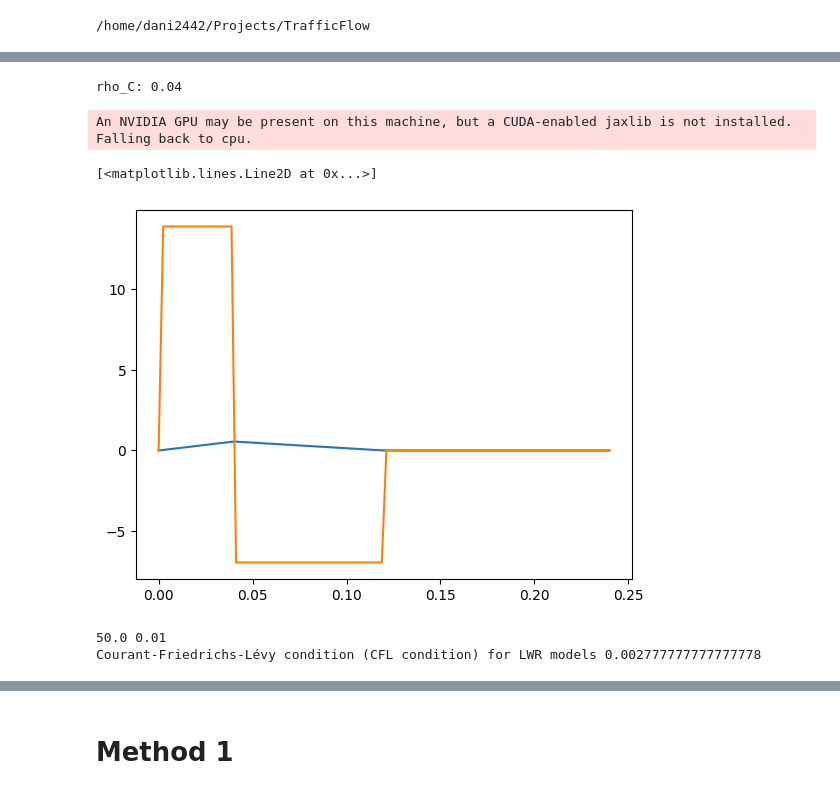
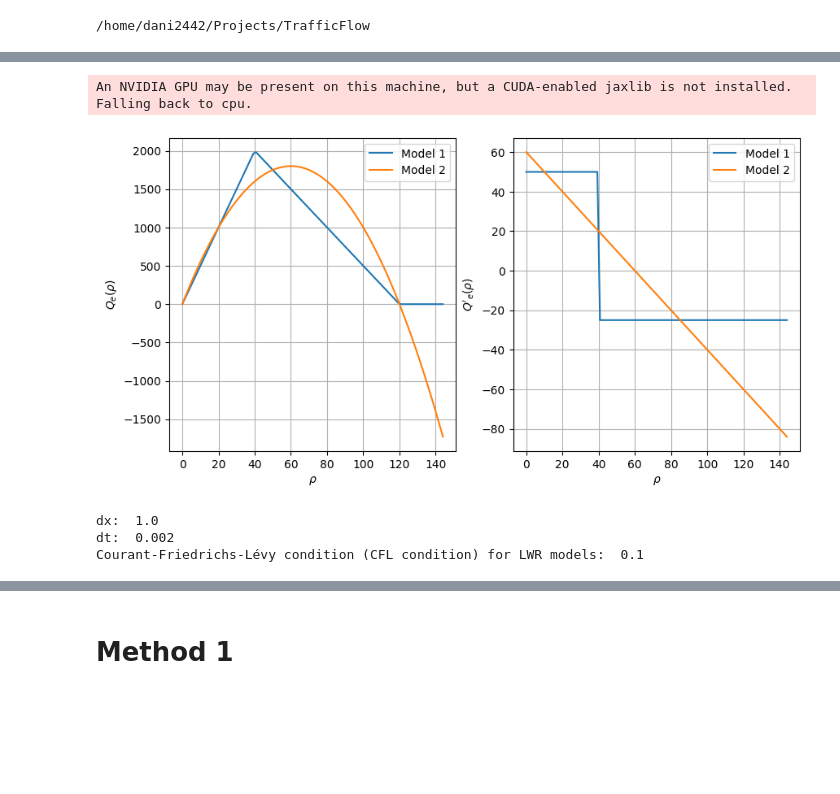
Before and after one commit to dani2442/TrafficFlow, a Jupyter notebook: notebooks/continuity_v2.ipynb, the cells around one changed output, grey strips where cells are left out. Saved outputs shown, nothing was run; the diff lists cells and outputs as text; code cells hidden in the pictures; blank space fills up the shorter version.

```diff
--- a/notebooks/continuity_v2.ipynb
+++ b/notebooks/continuity_v2.ipynb
@@ -20,25 +13,39 @@ def egrad(g):
 # %%
-V_0 = 50/3.6 # Desired speed (km/h)
-T = 1.2 # Time gap (s)
-rho_max = 120*1e-3 # Maximum density (veh/km)
+V_0 = 50 # Desired speed (km/h)
+T = 1.2/3600 # Time gap (h)
+rho_max = 120 # Maximum density (veh/km)
+
+#V_0 = 110
+#T = 1.4/3600
+#rho_max = 120
 
 l_eff = 1/rho_max # Inverse of the minimum distance headway
 rho_C = 1/(V_0*T + l_eff) # Critical value between free traffic and congested traffic
-print("rho_C:", rho_C)
 
 @jax.jit
 def Q_e(rho):
-    return jnp.maximum(0, jnp.where(rho<=rho_C, V_0*rho-1e-3, (1-rho/rho_max)/T))
+    return jnp.maximum(0, jnp.where(rho<=rho_C, V_0*rho, (1-rho*l_eff)/T))
 
-dQ_e = egrad(Q_e)
+@jax.jit
+def dQ_e(rho):
+    return jnp.where(rho<=rho_C, V_0, -l_eff/T)
-# %% [output]
-rho_C: 0.04
-# %%
-rho_linspace = np.linspace(0, 2*rho_max, 100)
-plt.plot(rho_linspace, Q_e(rho_linspace))
-plt.plot(rho_linspace, dQ_e(rho_linspace))
-# %% [output]
-An NVIDIA GPU may be present on this machine, but a CUDA-enabled jaxlib is not installed. Falling back to cpu.
-[<matplotlib.lines.Line2D at 0x...>]
-[figure, removed]
+# %%
+fig, axs = plt.subplots(1, 2, figsize=(10,5))
+rho_linspace = np.linspace(0, 1.2*rho_max, 100)
+axs[0].plot(rho_linspace, Q_e(rho_linspace), label='Model 1')
+axs[0].plot(rho_linspace, 0.5*rho_linspace*(rho_max-rho_linspace), label='Model 2')
+axs[1].plot(rho_linspace, dQ_e(rho_linspace), label='Model 1')
+axs[1].plot(rho_linspace, 0.5*rho_max - rho_linspace, label='Model 2')
+axs[0].set_ylabel("$Q_e(\\rho)$")
+axs[0].set_xlabel("$\\rho$")
+axs[1].set_xlabel("$\\rho$")
+axs[1].set_ylabel("$Q'_e(\\rho)$")
+axs[1].grid()
+axs[0].grid()
+axs[0].legend()
+axs[1].legend()
+plt.show()
+# %% [output]
+An NVIDIA GPU may be present on this machine, but a CUDA-enabled jaxlib is not installed. Falling back to cpu.
+[figure, added]
 # %%
@@ -57,9 +64,10 @@ rho_t1 = jnp.full(N_t, rho_max/4)
 # %%
-print(dx, dt)
+print("dx: ", dx, "\ndt: ", dt)
 print("Courant-Friedrichs-Lévy condition (CFL condition) for LWR models: ", dt*max(V_0, l_eff/T)/dx)
 # %% [output]
-50.0 0.01
-Courant-Friedrichs-Lévy condition (CFL condition) for LWR models 0.002777777777777778
+dx:  1.0
+dt:  0.002
+Courant-Friedrichs-Lévy condition (CFL condition) for LWR models:  0.1
 # %%
 plt.plot(rho_0x)
 # %% [output]
```
Also changed, not shown: parts of 14 cells of this notebook, 14 other files.
